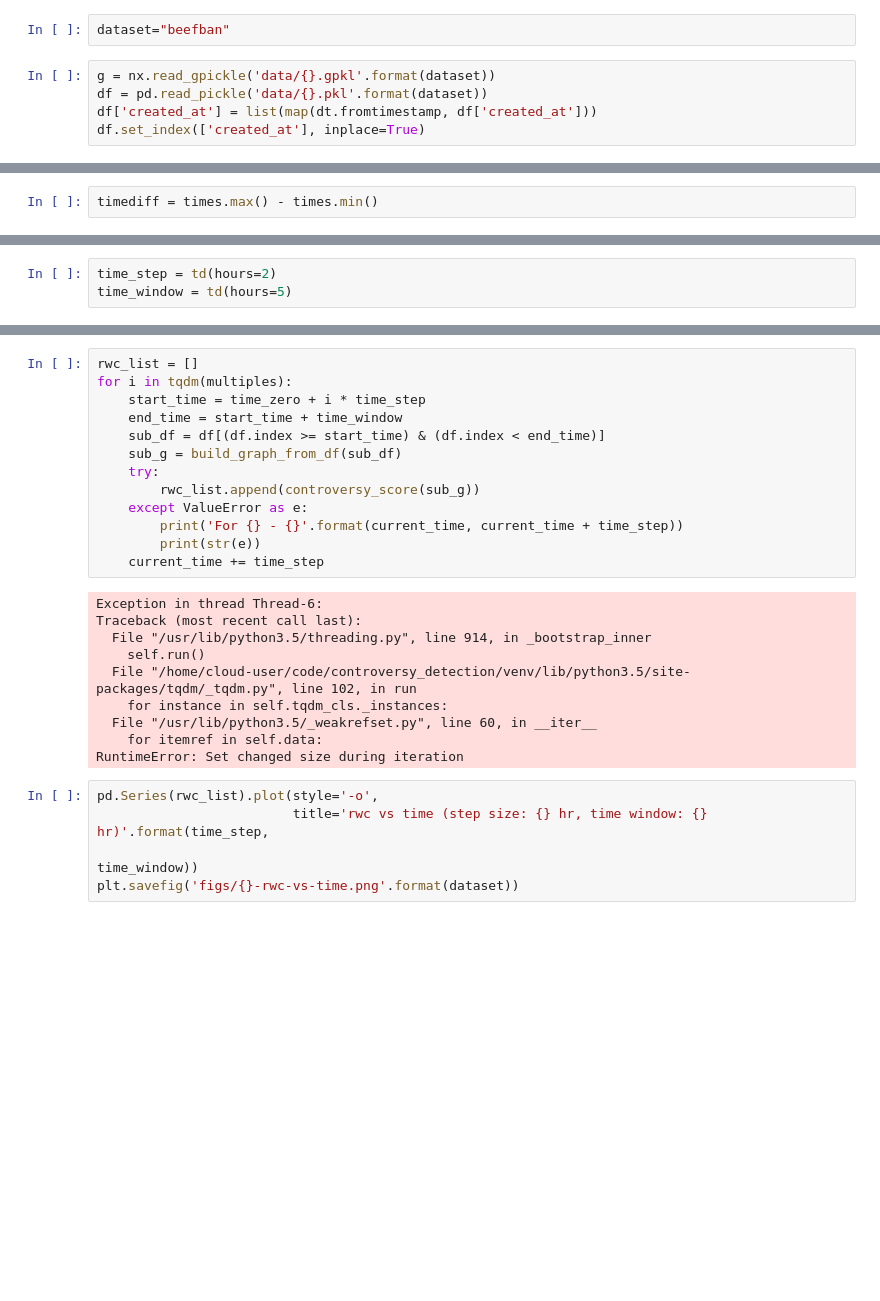
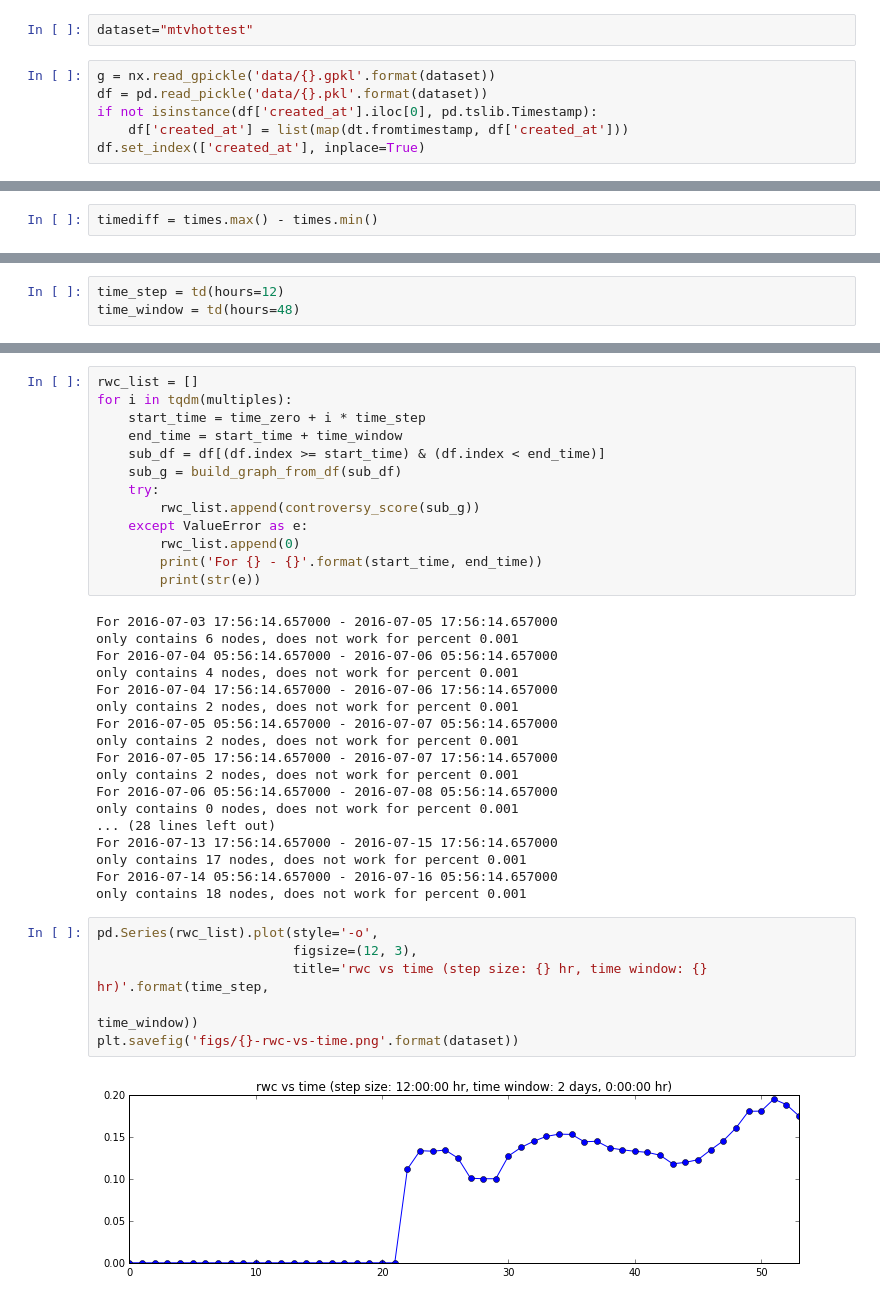
Before and after one commit to xiaohan2012/controversy_detection, a Jupyter notebook: rwc_evolution.ipynb, the cells around one changed output, grey strips where cells are left out. Drawn from its saved outputs; the diff is of its cells as text; blank space fills up the shorter version.

```diff
--- a/rwc_evolution.ipynb
+++ b/rwc_evolution.ipynb
@@ -9,11 +9,12 @@ from rwc import controversy_score
 from util import build_graph_from_df
 from itertools import takewhile, count
 # %%
-dataset="beefban"
+dataset="mtvhottest"
 # %%
 g = nx.read_gpickle('data/{}.gpkl'.format(dataset))
 df = pd.read_pickle('data/{}.pkl'.format(dataset))
-df['created_at'] = list(map(dt.fromtimestamp, df['created_at']))
+if not isinstance(df['created_at'].iloc[0], pd.tslib.Timestamp):
+    df['created_at'] = list(map(dt.fromtimestamp, df['created_at']))
 df.set_index(['created_at'], inplace=True)
 # %%
 times = df.index
@@ -26,6 +27,6 @@ time difference: 1 days 20:23:17
 # %%
-time_step = td(hours=2)
-time_window = td(hours=5)
+time_step = td(hours=12)
+time_window = td(hours=48)
 # %%
 time_zero = times.min()
 multiples = list(takewhile(lambda i: (time_zero + i * time_step + time_window) <= times.max(), count(0)))
@@ -42,22 +43,33 @@ for i in tqdm(multiples):
     try:
         rwc_list.append(controversy_score(sub_g))
     except ValueError as e:
-        print('For {} - {}'.format(current_time, current_time + time_step))
+        rwc_list.append(0)
+        print('For {} - {}'.format(start_time, end_time))
         print(str(e))
-    current_time += time_step
 # %% [output]
-Exception in thread Thread-6:
-Traceback (most recent call last):
-  File "/usr/lib/python3.5/threading.py", line 914, in _bootstrap_inner
-    self.run()
-  File "/home/cloud-user/code/controversy_detection/venv/lib/python3.5/site-packages/tqdm/_tqdm.py", line 102, in run
-    for instance in self.tqdm_cls._instances:
-  File "/usr/lib/python3.5/_weakrefset.py", line 60, in __iter__
-    for itemref in self.data:
-RuntimeError: Set changed size during iteration
+For 2016-07-03 17:56:14.657000 - 2016-07-05 17:56:14.657000
+only contains 6 nodes, does not work for percent 0.001
+For 2016-07-04 05:56:14.657000 - 2016-07-06 05:56:14.657000
+only contains 4 nodes, does not work for percent 0.001
+For 2016-07-04 17:56:14.657000 - 2016-07-06 17:56:14.657000
+only contains 2 nodes, does not work for percent 0.001
+For 2016-07-05 05:56:14.657000 - 2016-07-07 05:56:14.657000
+only contains 2 nodes, does not work for percent 0.001
+For 2016-07-05 17:56:14.657000 - 2016-07-07 17:56:14.657000
+only contains 2 nodes, does not work for percent 0.001
+For 2016-07-06 05:56:14.657000 - 2016-07-08 05:56:14.657000
+only contains 0 nodes, does not work for percent 0.001
+... (28 lines left out)
+For 2016-07-13 17:56:14.657000 - 2016-07-15 17:56:14.657000
+only contains 17 nodes, does not work for percent 0.001
+For 2016-07-14 05:56:14.657000 - 2016-07-16 05:56:14.657000
+only contains 18 nodes, does not work for percent 0.001
 # %%
 pd.Series(rwc_list).plot(style='-o',
+                         figsize=(12, 3),
                          title='rwc vs time (step size: {} hr, time window: {} hr)'.format(time_step,
                                                                                            time_window))
 plt.savefig('figs/{}-rwc-vs-time.png'.format(dataset))
+# %% [output]
+[figure, added]
 # %%
```
Also changed, not shown: parts of 4 cells of this notebook, 4 other files.
